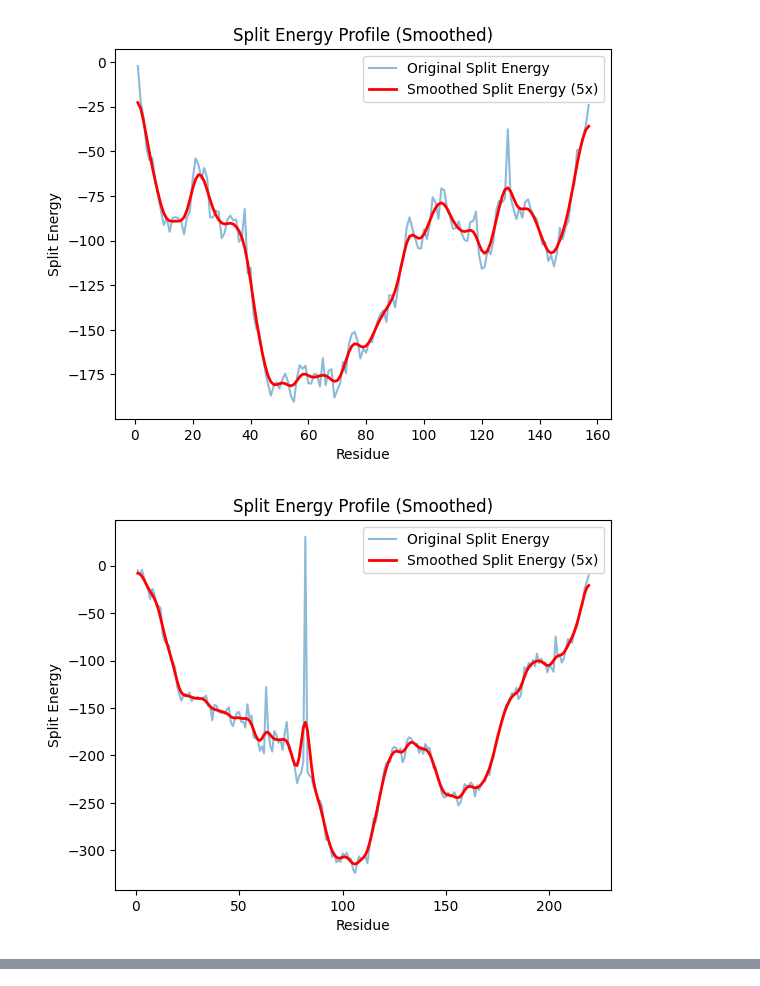
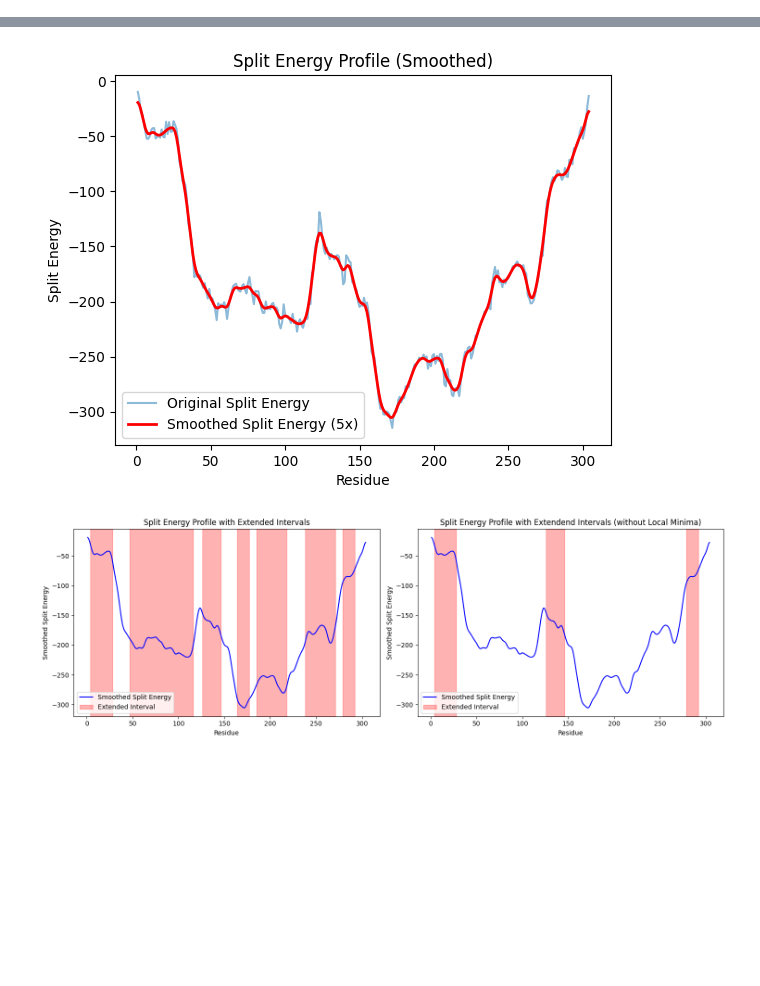
Before and after one commit to tkreusel/switchable-split-proteins, a Jupyter notebook: energy_calc.ipynb, the cells around one changed output, grey strips where cells are left out. Saved outputs shown, nothing was run; the diff lists cells and outputs as text; code cells hidden in the pictures; blank space fills up the shorter version.

Commit message:
finished split energy calc

```diff
--- a/energy_calc.ipynb
+++ b/energy_calc.ipynb
@@ -55,8 +33,0 @@ se_ubiquitin = split_energy("1UBQ", window = 3)[0]
-# %%
-se_dhfr = split_energy("1RX2", window = 3)[0]
-# %% [output]
-[figure, removed]
-# %%
-se_gfp = split_energy("1EMA", window = 3)[0]
-# %% [output]
-[figure, removed]
@@ -62,0 +37,6 @@ se_gfp = split_energy("1EMA", window = 3)[0]
+# %%
+ifp, se_ifp = split_energy("4CQH")
+plot(se_ifp)
+merged_ifp, filtered_ifp = energy_intervals(se_ifp)
+plot(se_ifp, merged_intervals=merged_ifp, filtered_intervals=filtered_ifp, type ='intervals')
+# %% [output]
@@ -62,0 +60,2 @@ se_gfp = split_energy("1EMA", window = 3)[0]
+[figure, added]
+[figure, added]
```
Also changed, not shown: parts of 8 cells of this notebook, 1 other file.
